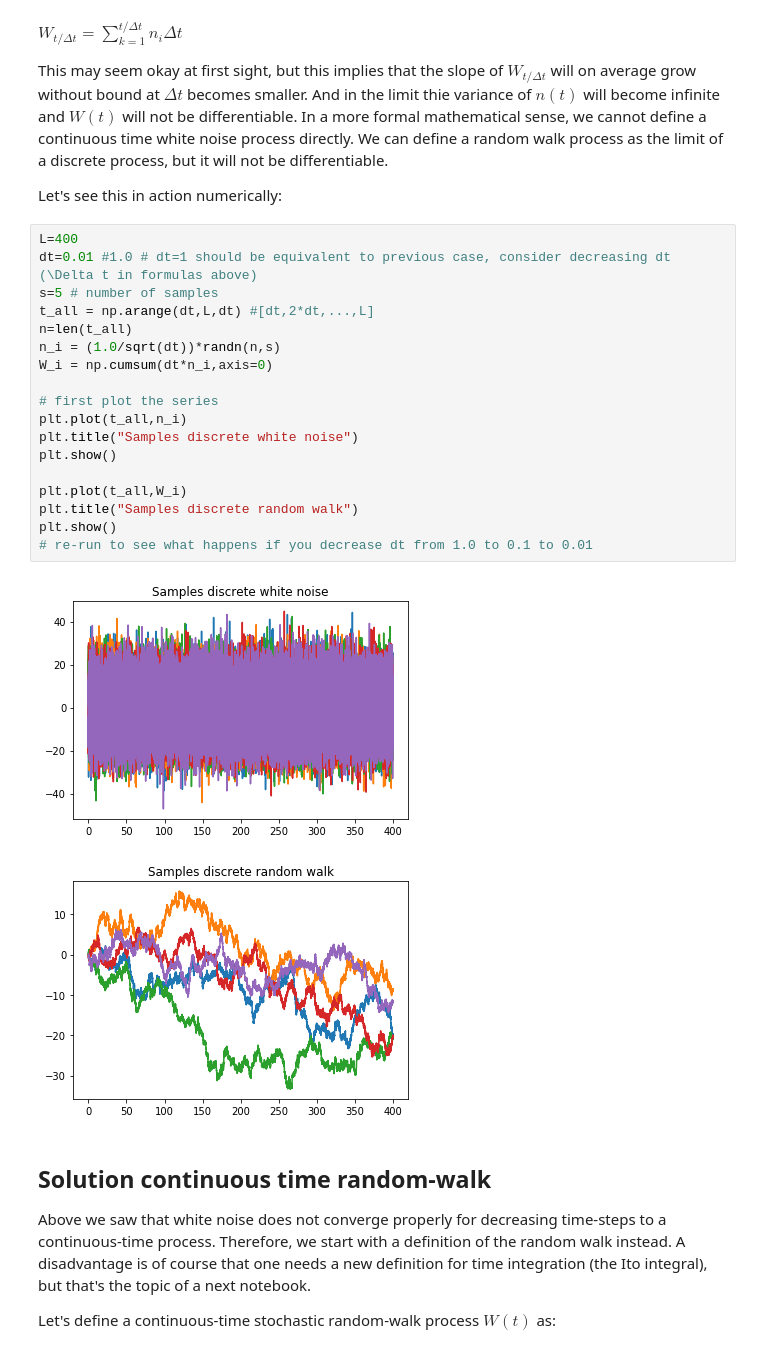
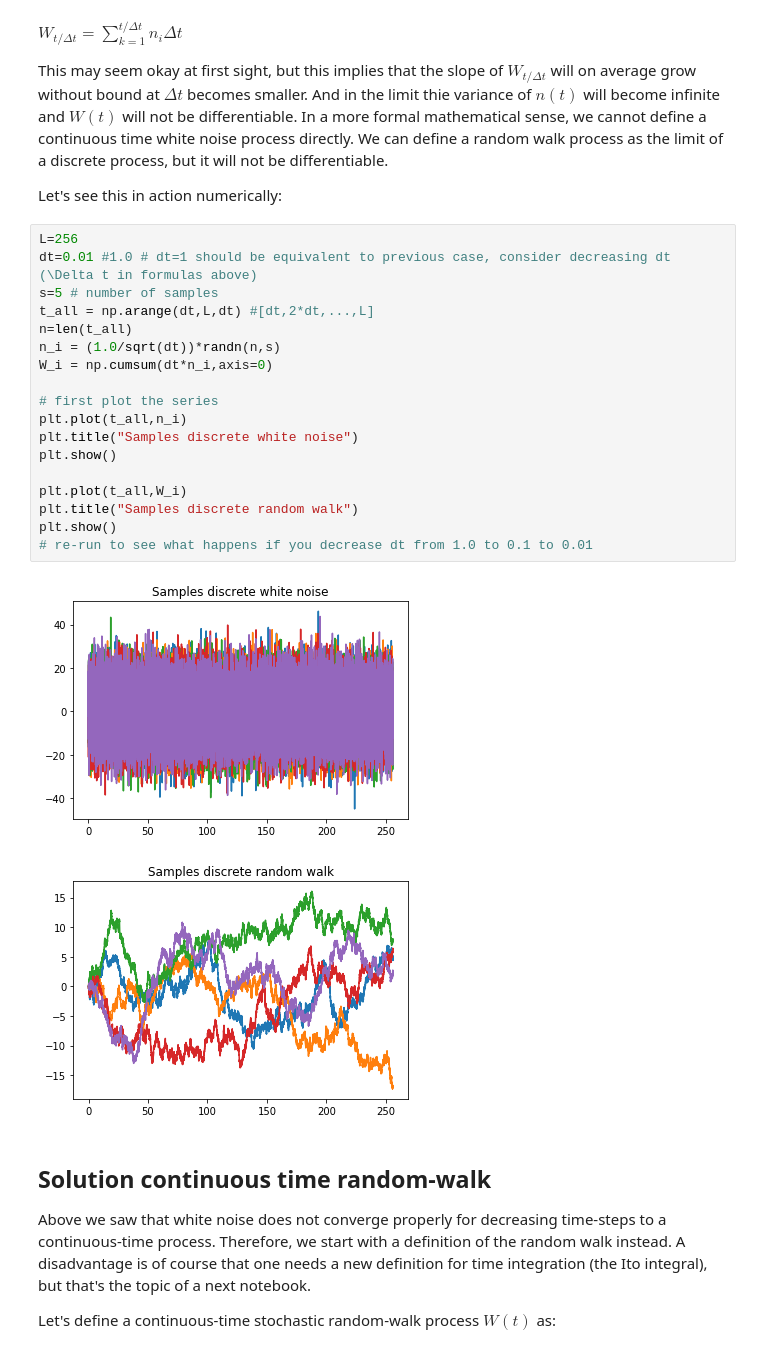
Before and after one commit to robot144/sde, a Jupyter notebook: 1_random_walk.ipynb, the cells around one changed output. Drawn from its saved outputs; the diff is of its cells as text.

```diff
--- a/1_random_walk.ipynb
+++ b/1_random_walk.ipynb
@@ -118,26 +118,26 @@ This may seem okay at first sight, but this implies that the slope of $W_{t/{\De
 
 Let's see this in action numerically:
 # %%
-L=400
+L=256
 dt=0.01 #1.0 # dt=1 should be equivalent to previous case, consider decreasing dt (\Delta t in formulas above)
 s=5 # number of samples
 t_all = np.arange(dt,L,dt) #[dt,2*dt,...,L]
 n=len(t_all)
 n_i = (1.0/sqrt(dt))*randn(n,s)
 W_i = np.cumsum(dt*n_i,axis=0)
 
 # first plot the series
 plt.plot(t_all,n_i)
 plt.title("Samples discrete white noise")
 plt.show()
 
 plt.plot(t_all,W_i)
 plt.title("Samples discrete random walk")
 plt.show()
 # re-run to see what happens if you decrease dt from 1.0 to 0.1 to 0.01
 # %% [output]
-[figure, old version]
+[figure, new version]
-[figure, old version]
+[figure, new version]
 # %% [markdown]
 ## Solution continuous time random-walk
 
```
Also changed, not shown: parts of 5 cells of this notebook, 2 other files.
